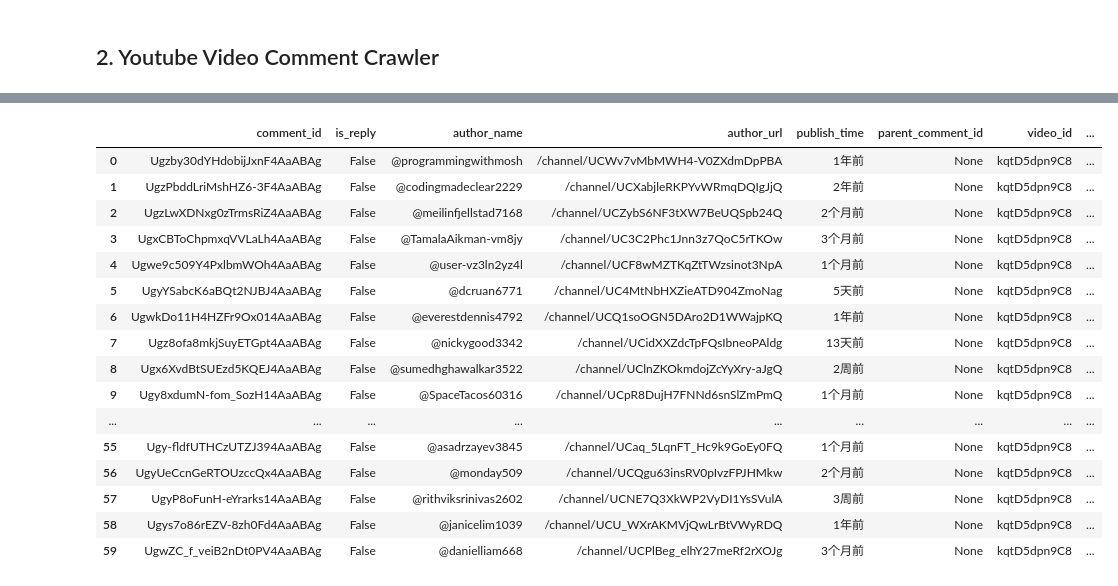
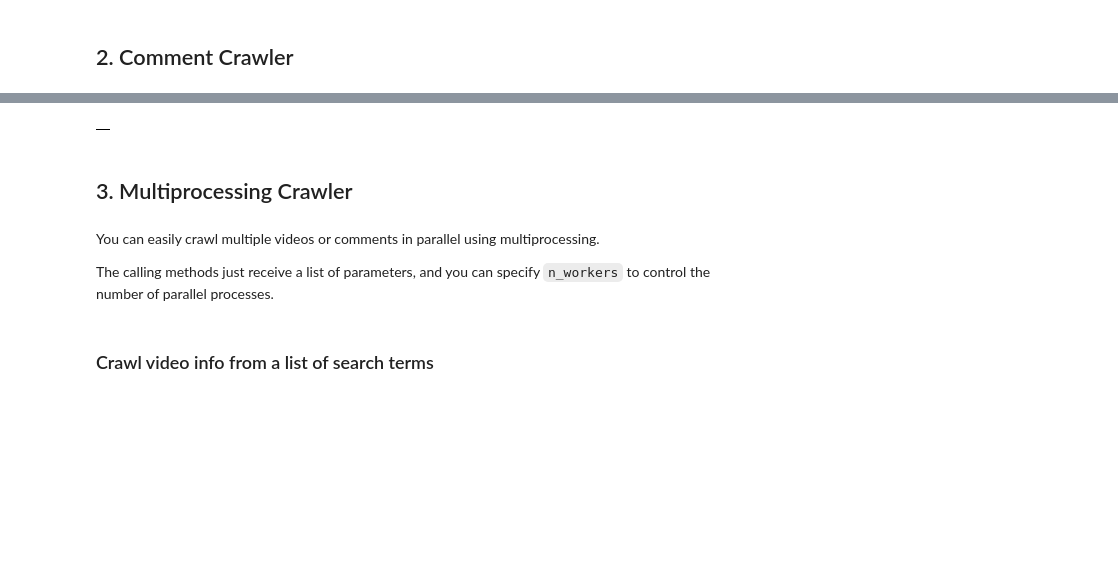
Before and after one commit to stevieflyer/youcreep, a Jupyter notebook: user-guide.ipynb, the cells around one changed output, grey strips where cells are left out. Drawn from its saved outputs; the diff is of its cells as text; code cells hidden in the pictures; blank space fills up the shorter version.

Commit message:
add multiprocessing crawler elaboration

```diff
--- a/user-guide.ipynb
+++ b/user-guide.ipynb
@@ -68,13 +65,19 @@ await video_crawler.stop()
 # %% [markdown]
-## 2. Youtube Video Comment Crawler
+## 2. Comment Crawler
-# %%
-comment_crawler = YoutubeCommentCrawler(debug_tool=Debugger(level=logging.INFO))
 # %%
-test_video_url = video_df.video_url[0]
+from gembox.debug_utils import ConsoleDebugger
+
+# configure parameters
+# test_video_url = video_df.video_url[0]
+test_video_url = "https://www.youtube.com/watch?v=c98BHS8rSTg"
 n_target = 50
 
-await comment_crawler.start()
-comment_list = await comment_crawler.crawl(video_url=test_video_url, n_target=n_target)
+# call the crawler to crawl, this time, we use headless mode to avoid opening a browser, and we enable detailed logging to trace the crawling process
+async with YoutubeCommentCrawler(headless=True, debug_tool=ConsoleDebugger(level=logging.INFO)) as comment_crawler:
+    comment_list = await comment_crawler.crawl(
+        video_url=test_video_url,
+        n_target=n_target,
+    )
 comment_df = pd.DataFrame([comment.to_dict() for comment in comment_list])
 
 comment_df
@@ -99,17 +102 @@ comment_df
-|  | comment_id | is_reply | author_name | author_url | publish_time | parent_comment_id | video_id | ... |
-| 0 | Ugzby30dYHdobijJxnF4AaABAg | False | @programmingwithmosh | /channel/UCWv7vMbMWH4-V0ZXdmDpPBA | 1年前 | None | kqtD5dpn9C8 | ... |
-| 1 | UgzPbddLriMshHZ6-3F4AaABAg | False | @codingmadeclear2229 | /channel/UCXabjleRKPYvWRmqDQIgJjQ | 2年前 | None | kqtD5dpn9C8 | ... |
-| 2 | UgzLwXDNxg0zTrmsRiZ4AaABAg | False | @meilinfjellstad7168 | /channel/UCZybS6NF3tXW7BeUQSpb24Q | 2个月前 | None | kqtD5dpn9C8 | ... |
-| 3 | UgxCBToChpmxqVVLaLh4AaABAg | False | @TamalaAikman-vm8jy | /channel/UC3C2Phc1Jnn3z7QoC5rTKOw | 3个月前 | None | kqtD5dpn9C8 | ... |
-| 4 | Ugwe9c509Y4PxlbmWOh4AaABAg | False | @user-vz3ln2yz4l | /channel/UCF8wMZTKqZtTWzsinot3NpA | 1个月前 | None | kqtD5dpn9C8 | ... |
-| 5 | UgyYSabcK6aBQt2NJBJ4AaABAg | False | @dcruan6771 | /channel/UC4MtNbHXZieATD904ZmoNag | 5天前 | None | kqtD5dpn9C8 | ... |
-| 6 | UgwkDo11H4HZFr9Ox014AaABAg | False | @everestdennis4792 | /channel/UCQ1soOGN5DAro2D1WWajpKQ | 1年前 | None | kqtD5dpn9C8 | ... |
-| 7 | Ugz8ofa8mkjSuyETGpt4AaABAg | False | @nickygood3342 | /channel/UCidXXZdcTpFQsIbneoPAldg | 13天前 | None | kqtD5dpn9C8 | ... |
-| 8 | Ugx6XvdBtSUEzd5KQEJ4AaABAg | False | @sumedhghawalkar3522 | /channel/UClnZKOkmdojZcYyXry-aJgQ | 2周前 | None | kqtD5dpn9C8 | ... |
-| 9 | Ugy8xdumN-fom_SozH14AaABAg | False | @SpaceTacos60316 | /channel/UCpR8DujH7FNNd6snSlZmPmQ | 1个月前 | None | kqtD5dpn9C8 | ... |
-| ... | ... | ... | ... | ... | ... | ... | ... | ... |
-| 55 | Ugy-fldfUTHCzUTZJ394AaABAg | False | @asadrzayev3845 | /channel/UCaq_5LqnFT_Hc9k9GoEy0FQ | 1个月前 | None | kqtD5dpn9C8 | ... |
-| 56 | UgyUeCcnGeRTOUzccQx4AaABAg | False | @monday509 | /channel/UCQgu63insRV0pIvzFPJHMkw | 2个月前 | None | kqtD5dpn9C8 | ... |
-| 57 | UgyP8oFunH-eYrarks14AaABAg | False | @rithviksrinivas2602 | /channel/UCNE7Q3XkWP2VyDI1YsSVulA | 3周前 | None | kqtD5dpn9C8 | ... |
-| 58 | Ugys7o86rEZV-8zh0Fd4AaABAg | False | @janicelim1039 | /channel/UCU_WXrAKMVjQwLrBtVWyRDQ | 1年前 | None | kqtD5dpn9C8 | ... |
-| 59 | UgwZC_f_veiB2nDt0PV4AaABAg | False | @danielliam668 | /channel/UCPlBeg_elhY27meRf2rXOJg | 3个月前 | None | kqtD5dpn9C8 | ... |
+|  |
@@ -117,0 +103,8 @@ await comment_crawler.stop()
+# %% [markdown]
+## 3. Multiprocessing Crawler
+# %% [markdown]
+You can easily crawl multiple videos or comments in parallel using multiprocessing.
+
+The calling methods just receive a list of parameters, and you can specify `n_workers` to control the number of parallel processes.
+# %% [markdown]
+### Crawl video info from a list of search terms
```
Also changed, not shown: parts of 20 cells of this notebook.
